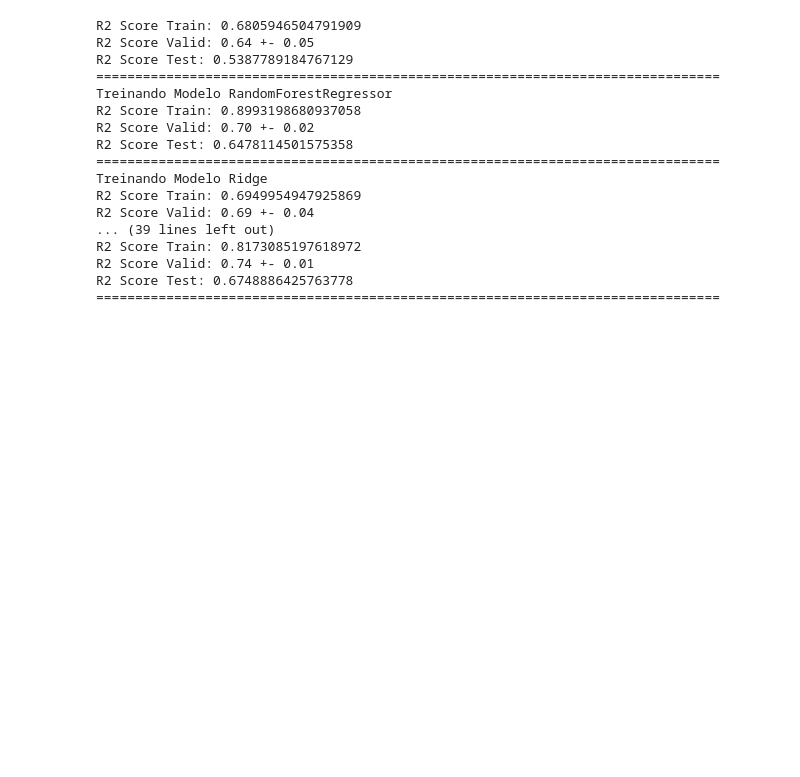
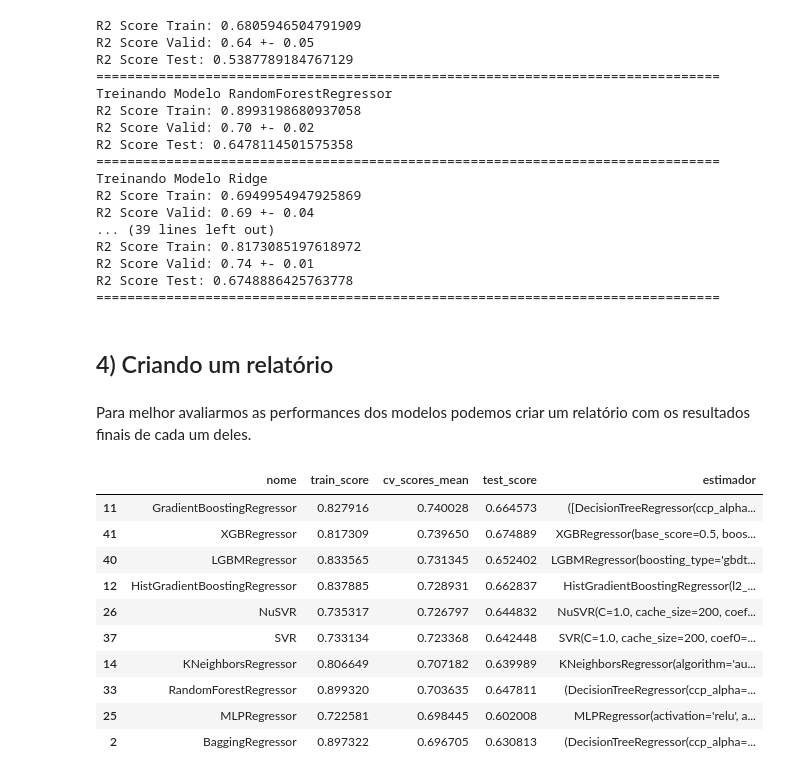
Before and after one commit to EduardoCampos1978/calculadora-de-aluguel, a Jupyter notebook: machine_learning.ipynb, the cells around one changed output. Drawn from its saved outputs; the diff is of its cells as text; code cells hidden in the pictures; blank space fills up the shorter version.

Commit message:
Create a performance report

```diff
--- a/machine_learning.ipynb
+++ b/machine_learning.ipynb
@@ -266,3 +266,22 @@ R2 Score Train: 0.8173085197618972
 R2 Score Valid: 0.74 +- 0.01
 R2 Score Test: 0.6748886425763778
 ================================================================================
+# %% [markdown]
+## 4) Criando um relatório
+# %% [markdown]
+Para melhor avaliarmos as performances dos modelos podemos criar um relatório com os resultados finais de cada um deles.
+# %%
+relatorio = pd.DataFrame(relatorio).sort_values(by='cv_scores_mean', ascending=False)
+relatorio.head(10)
+# %% [output]
+|  | nome | train_score | cv_scores_mean | test_score | estimador |
+| 11 | GradientBoostingRegressor | 0.827916 | 0.740028 | 0.664573 | ([DecisionTreeRegressor(ccp_alpha... |
+| 41 | XGBRegressor | 0.817309 | 0.739650 | 0.674889 | XGBRegressor(base_score=0.5, boos... |
+| 40 | LGBMRegressor | 0.833565 | 0.731345 | 0.652402 | LGBMRegressor(boosting_type='gbdt... |
+| 12 | HistGradientBoostingRegressor | 0.837885 | 0.728931 | 0.662837 | HistGradientBoostingRegressor(l2_... |
+| 26 | NuSVR | 0.735317 | 0.726797 | 0.644832 | NuSVR(C=1.0, cache_size=200, coef... |
+| 37 | SVR | 0.733134 | 0.723368 | 0.642448 | SVR(C=1.0, cache_size=200, coef0=... |
+| 14 | KNeighborsRegressor | 0.806649 | 0.707182 | 0.639989 | KNeighborsRegressor(algorithm='au... |
+| 33 | RandomForestRegressor | 0.899320 | 0.703635 | 0.647811 | (DecisionTreeRegressor(ccp_alpha=... |
+| 25 | MLPRegressor | 0.722581 | 0.698445 | 0.602008 | MLPRegressor(activation='relu', a... |
+| 2 | BaggingRegressor | 0.897322 | 0.696705 | 0.630813 | (DecisionTreeRegressor(ccp_alpha=... |
```
